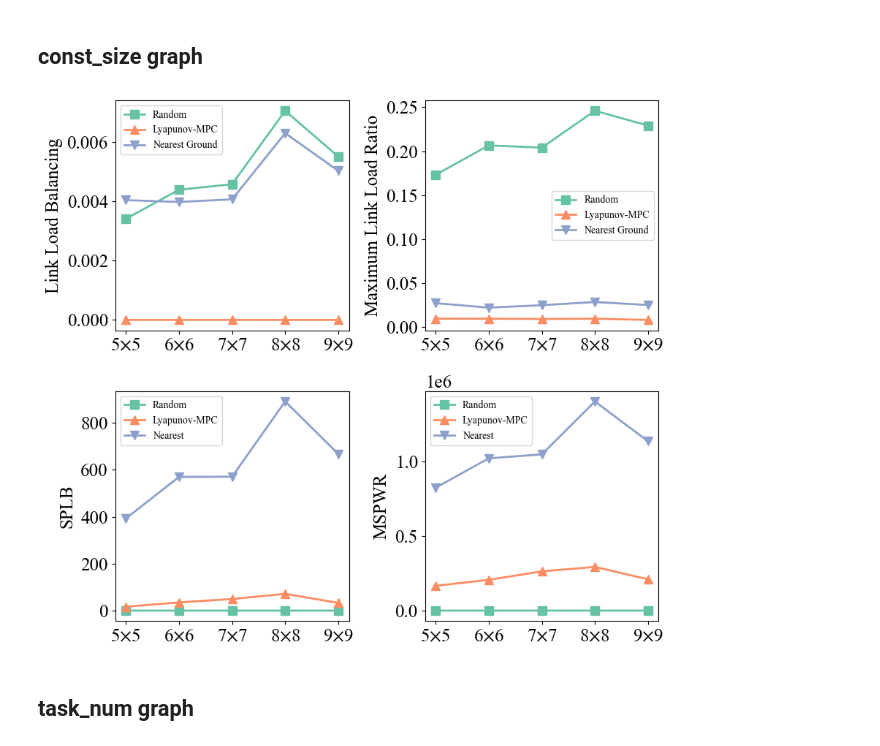
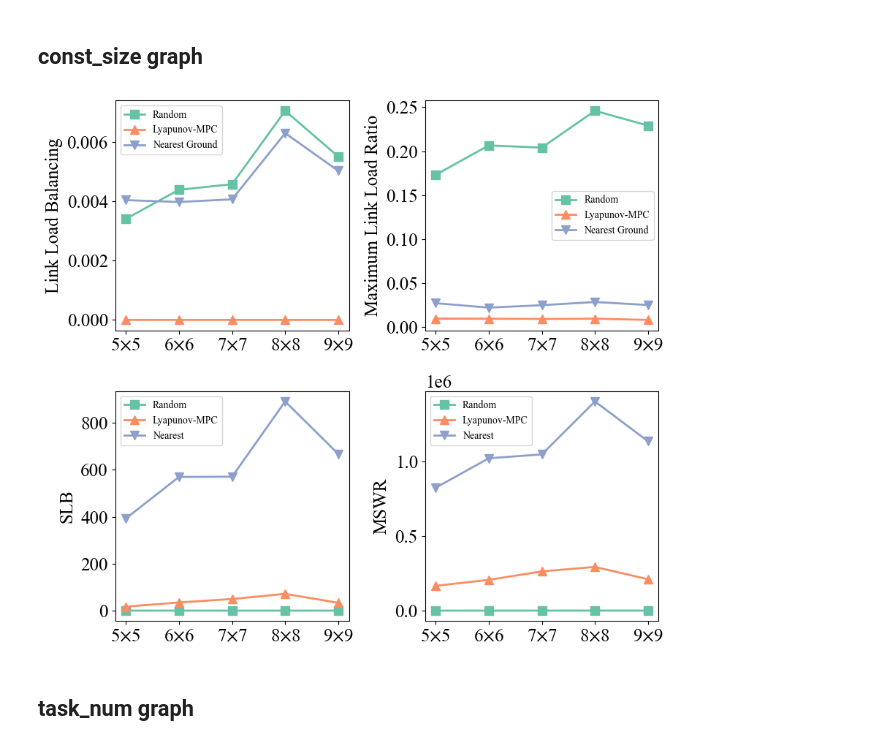
Before and after one commit to JimCSuen/globecom2026supplementary, a Jupyter notebook: exp_data_MPC/fig.ipynb, the cells around one changed output. Saved outputs shown, nothing was run; the diff lists cells and outputs as text; code cells hidden in the pictures.

Commit message:
graph modifications

```diff
--- a/exp_data_MPC/fig.ipynb
+++ b/exp_data_MPC/fig.ipynb
@@ -125,42 +125,42 @@ marker_size = 8
 metric_list = [
     "Link Load Balancing",
     "Maximum Link Load Ratio",
-    "SPLB",
-    "MSPWR",
+    "SLB",
+    "MSWR",
 ]
 # subplot_name = ["a", "b", "c", "d"]
 
 fig, axs = plt.subplots(2, 2, figsize=(9, 8))
 for idx, key in enumerate(
     ["link_load_ratio", "max_link_load_ratio", "sat_pload_ratio", "max_sat_pload"]
 ):
     x = [rf"{i}$\times${i}" for i in const_list]
     y1 = [item[0][key] for item in mean_value_const_size]
     y4 = [item[3][key] for item in mean_value_const_size]
 
     ax = axs[idx // 2, idx % 2]
     ax.plot(x, y4, label="Random", marker="s", markersize=marker_size)
     ax.plot(x, y1, label="Lyapunov-MPC", marker="^", markersize=marker_size)
 
     if idx == 0 or idx == 1:
         y2 = [item[1][key] for item in mean_value_const_size]
         ax.plot(x, y2, label="Nearest Ground", marker="v", markersize=marker_size)
     else:
         y3 = [item[2][key] for item in mean_value_const_size]
         ax.plot(x, y3, label="Nearest", marker="v", markersize=marker_size)
 
     # ax.set_xlabel(f"({subplot_name[idx]})")
     # ax.set_xlabel('Walker Delta Constellation Size')
     ax.set_ylabel(metric_list[idx])
     # ax.set_title(f'{key} vs const_size')
     ax.legend()
 
 # fig.text(0.5, 0.01, "Walker Delta Constellation Size", ha="center")
 plt.tight_layout()
 fig.savefig("const_size.pdf", bbox_inches="tight")
 plt.show()
 # %% [output]
-[figure, old version]
+[figure, new version]
 # %% [markdown]
 ## task_num graph
 # %%
```
Also changed, not shown: parts of 2 cells of this notebook, 3 other files.
